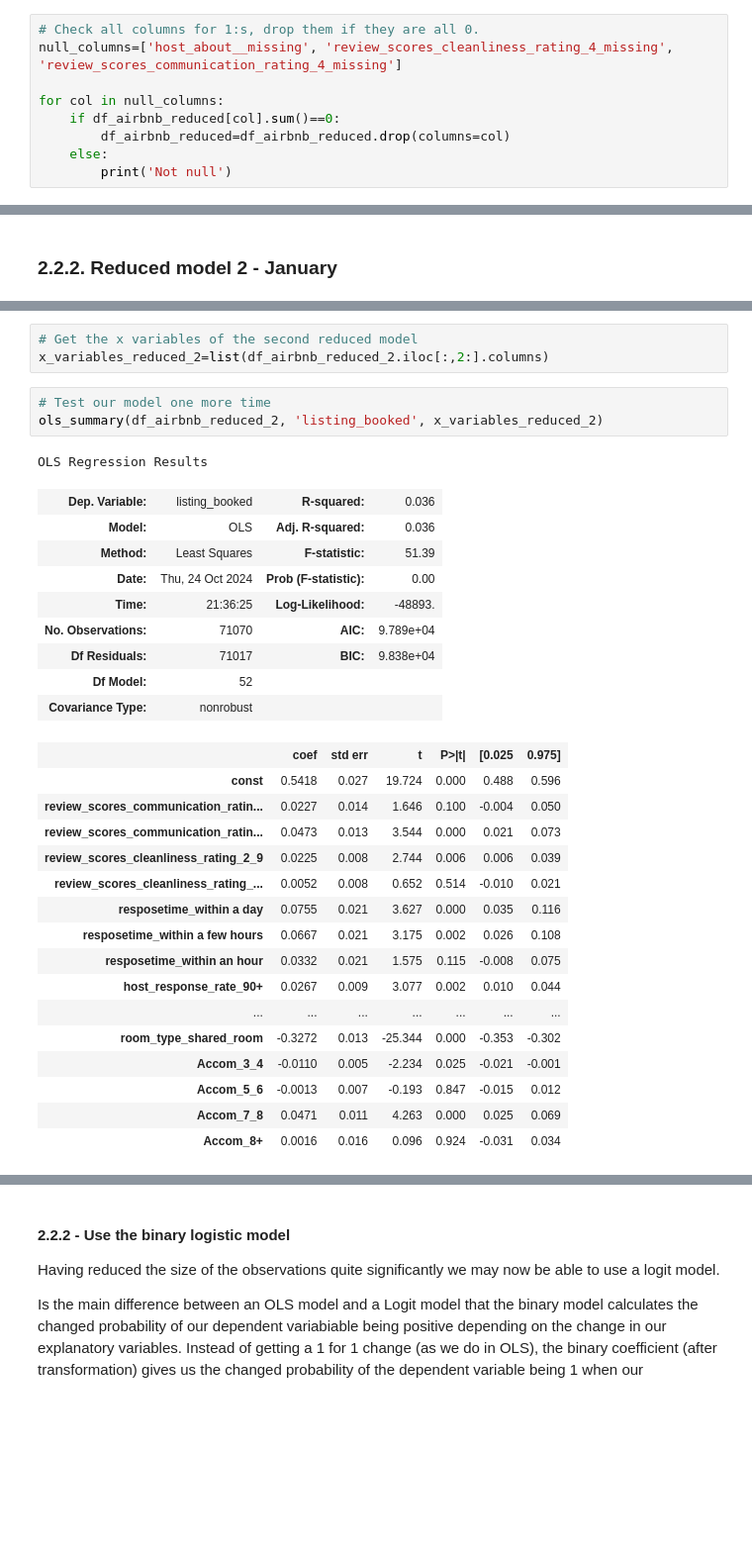
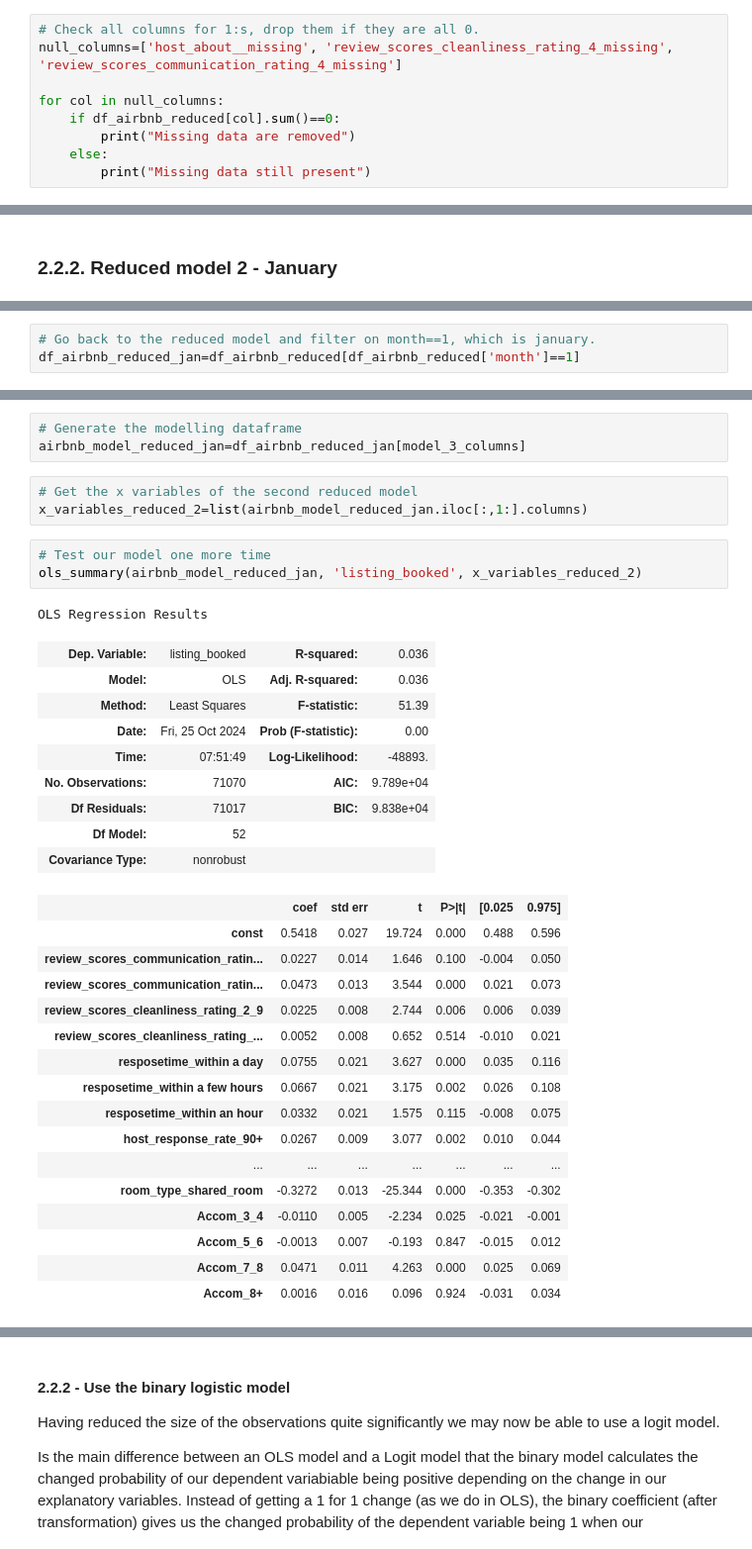
Before and after one commit to MvKorveen/Airbnb_project_Udacity, a Jupyter notebook: airbnb_project.ipynb, the cells around one changed output, grey strips where cells are left out. Shown at 99% size. Saved outputs shown, nothing was run; the diff lists cells and outputs as text; blank space fills up the shorter version.

```diff
--- a/airbnb_project.ipynb
+++ b/airbnb_project.ipynb
@@ -1635,6 +1739,6 @@ null_columns=['host_about__missing', 'review_scores_cleanliness_rating_4_missing
 
 for col in null_columns:
     if df_airbnb_reduced[col].sum()==0:
-        df_airbnb_reduced=df_airbnb_reduced.drop(columns=col)
+        print("Missing data are removed")
     else:
-        print('Not null')
+        print("Missing data still present")
@@ -1722 +1877,4 @@ df_airbnb_reduced_2=df_airbnb_reduced_2.drop(columns=monthly_variables)
+# %%
+# Go back to the reduced model and filter on month==1, which is january.
+df_airbnb_reduced_jan=df_airbnb_reduced[df_airbnb_reduced['month']==1]
 # %%
@@ -1739,16 +1953,19 @@ Length: 2369, dtype: int64
+# %%
+# Generate the modelling dataframe
+airbnb_model_reduced_jan=df_airbnb_reduced_jan[model_3_columns]
 # %%
 # Get the x variables of the second reduced model
-x_variables_reduced_2=list(df_airbnb_reduced_2.iloc[:,2:].columns)
+x_variables_reduced_2=list(airbnb_model_reduced_jan.iloc[:,1:].columns)
 # %%
 # Test our model one more time
-ols_summary(df_airbnb_reduced_2, 'listing_booked', x_variables_reduced_2)
+ols_summary(airbnb_model_reduced_jan, 'listing_booked', x_variables_reduced_2)
 # %% [output]
 OLS Regression Results
 | Dep. Variable: | listing_booked | R-squared: | 0.036 |
 | Model: | OLS | Adj. R-squared: | 0.036 |
 | Method: | Least Squares | F-statistic: | 51.39 |
-| Date: | Thu, 24 Oct 2024 | Prob (F-statistic): | 0.00 |
-| Time: | 21:36:25 | Log-Likelihood: | -48893. |
+| Date: | Fri, 25 Oct 2024 | Prob (F-statistic): | 0.00 |
+| Time: | 07:51:49 | Log-Likelihood: | -48893. |
 | No. Observations: | 71070 | AIC: | 9.789e+04 |
 | Df Residuals: | 71017 | BIC: | 9.838e+04 |
 | Df Model: | 52 |  |  |
```
Also changed, not shown: parts of 53 cells of this notebook, 1 other file.
